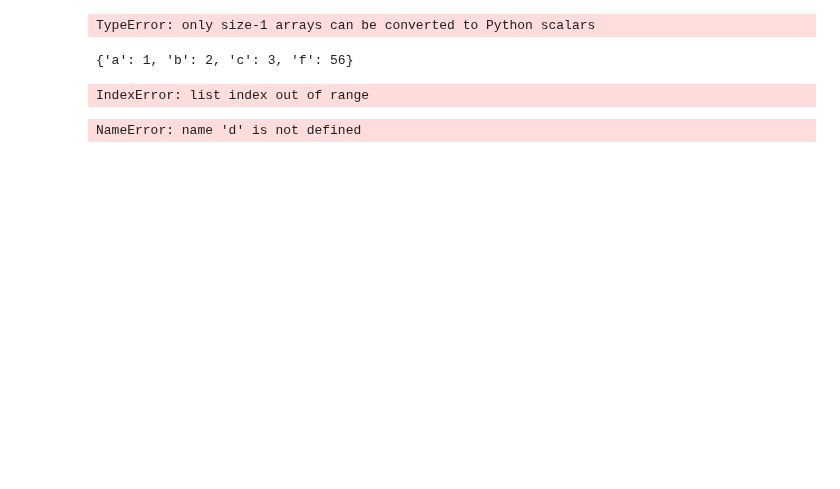
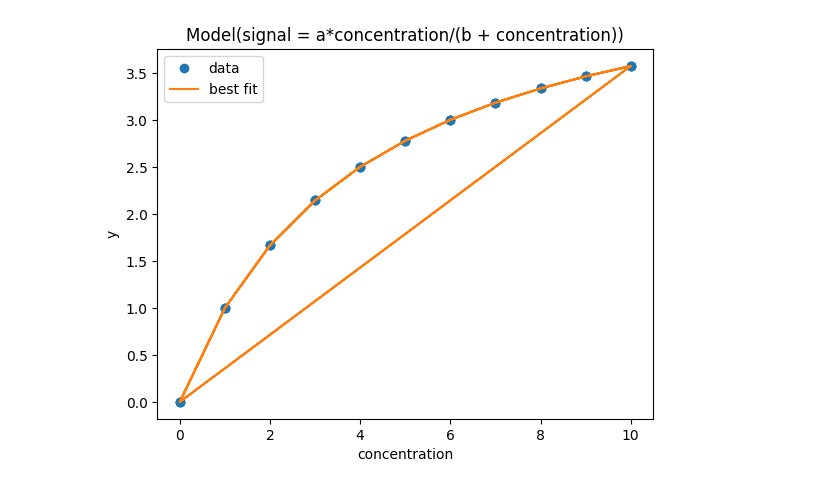
Before and after one commit to FAIRChemistry/datamodel_calibration, a Jupyter notebook: test.ipynb, the cells around one changed output. Cells and saved outputs as stored; diff of their text form; code cells hidden in the pictures; blank space fills up the shorter version.

```diff
--- a/test.ipynb
+++ b/test.ipynb
@@ -73,4 +78,5 @@ Standard curve data was blanked.
 # %%
-standard_curve.calculate_concentration([0.1,0.12])
+standard_curve.calculate_concentration(np.array([0.12]))
+standard_curve.models["Rational"].visualize_fit()
 # %% [output]
-TypeError: only size-1 arrays can be converted to Python scalars
+[figure, added]
@@ -83,17 +82,0 @@ duu["f"] = 56
-# %%
-d
-# %% [output]
-{'a': 1, 'b': 2, 'c': 3, 'f': 56}
-# %%
-url = "https://github.com/FAIRChemistry/datamodel-electrochemistry.git"
-
-
-lib = DataModel.from_git(
-    url=url
-)
-# %% [output]
-IndexError: list index out of range
-# %%
-d
-# %% [output]
-NameError: name 'd' is not defined
```
Also changed, not shown: parts of 15 cells of this notebook, 1 other file.
